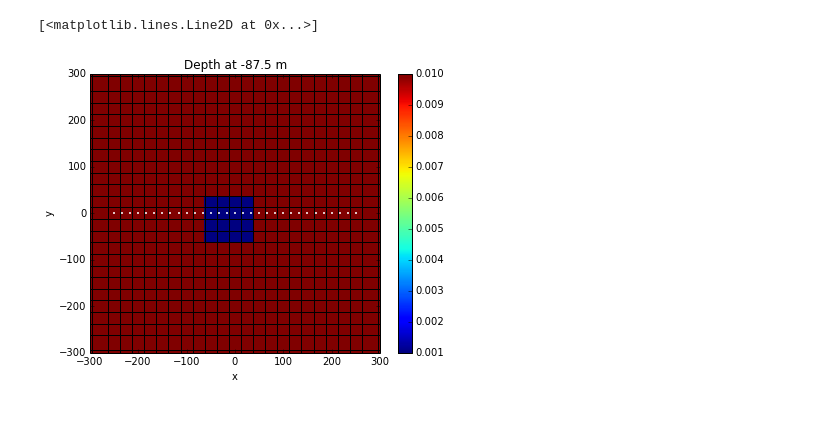
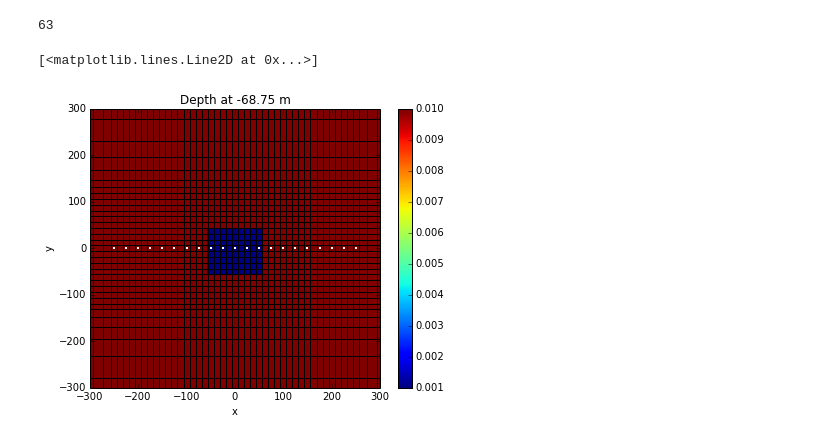
Before and after one commit to simpeg/simpeg, a Jupyter notebook: notebooks/DCinverse.ipynb, the cells around one changed output. Drawn from its saved outputs; the diff is of its cells as text; code cells hidden in the pictures.

```diff
--- a/notebooks/DCinverse.ipynb
+++ b/notebooks/DCinverse.ipynb
@@ -7,7 +5,8 @@ Populating the interactive namespace from numpy and matplotlib
 # %%
-cs = 25.
-hx = [(cs,7, -1.3),(cs,21),(cs,7, 1.3)]
-hy = [(cs,7, -1.3),(cs,21),(cs,7, 1.3)]
-hz = [(cs,7, -1.3),(cs,20)]
+cs = 12.5
+nc = 500/cs+1
+hx = [(cs,7, -1.3),(cs,nc),(cs,7, 1.3)]
+hy = [(cs,7, -1.3),(cs,int(nc/2+1)),(cs,7, 1.3)]
+hz = [(cs,7, -1.3),(cs,int(nc/2+1))]
 # %%
 mesh = Mesh.TensorMesh([hx, hy, hz], 'CCN')
@@ -19,22 +30,28 @@ p1 = np.r_[ 50.,-50., -150.]
 blk_ind = Utils.ModelBuilder.getIndecesBlock(p0, p1, mesh.gridCC)
 sigma[blk_ind] = 1e-3
 # %%
-nElecs = 31
+nElecs = 21
 x_temp = np.linspace(-250, 250, nElecs)
 aSpacing = x_temp[1]-x_temp[0]
 y_temp = 0.
 xyz = Utils.ndgrid(x_temp, np.r_[y_temp], np.r_[0.])
 # %%
 txList = DC.Examples.WennerArray.getTxList(nElecs,aSpacing)
+survey = DC.SurveyDC(txList)
+print len(survey.txList)
+# %% [output]
+63
 # %%
 fig, ax = plt.subplots(1,1, figsize = (6.5,5))
-indz = 23
+indz = 22
 dat = mesh.plotSlice(sigma, grid=True, ax = ax, ind=indz)
 ax.set_xlim(-300, 300)
 ax.set_ylim(-300, 300)
 cb = plt.colorbar(dat[0])
 ax.set_title('Depth at '+str(mesh.vectorCCz[indz])+' m')
-ax.plot(xyz[:,0], xyz[:,1], 'w.', ms = 3)
+
+txLocs = np.array([[tx.loc[0][0], tx.loc[1][0]] for tx in survey.txList]).flatten()
+ax.plot(txLocs, txLocs*0, 'w.', ms = 3)
 # %% [output]
 [<matplotlib.lines.Line2D at 0x...>]
-[figure, old version]
+[figure, new version]
```
Also changed, not shown: parts of 11 cells of this notebook.
